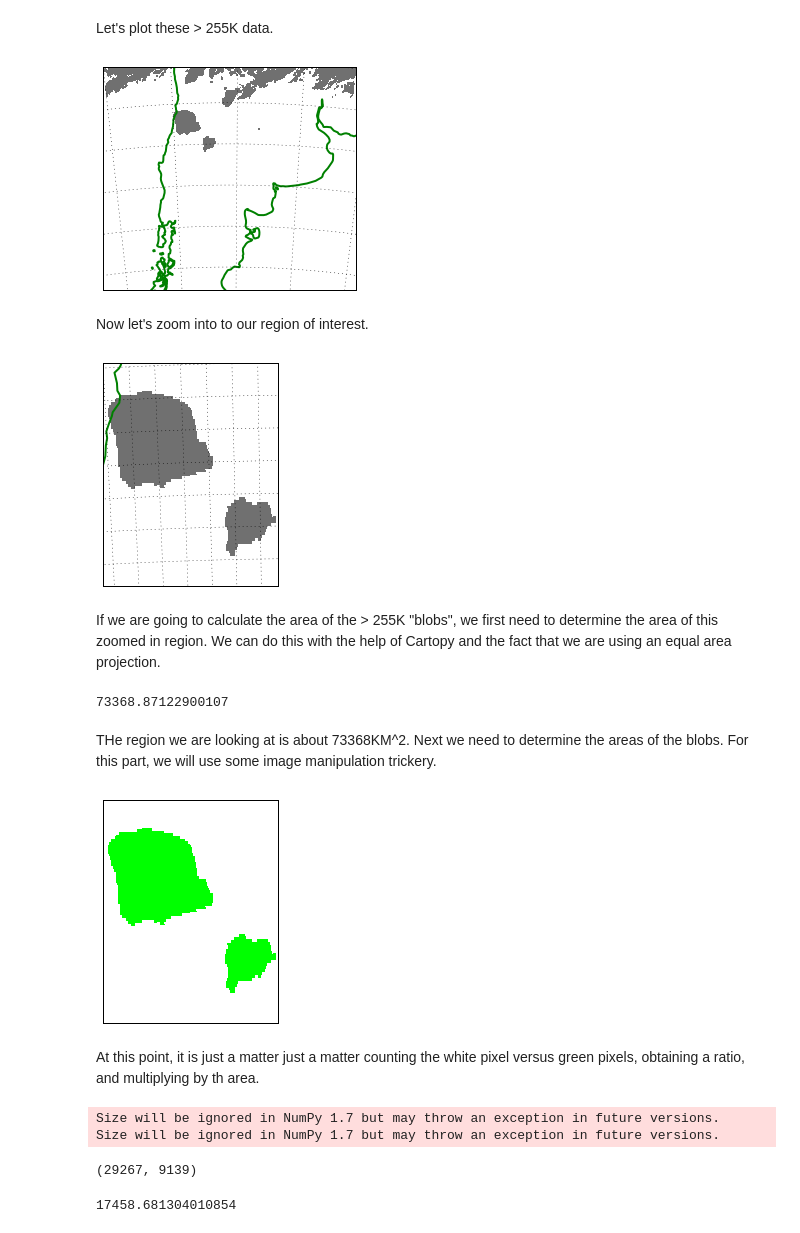
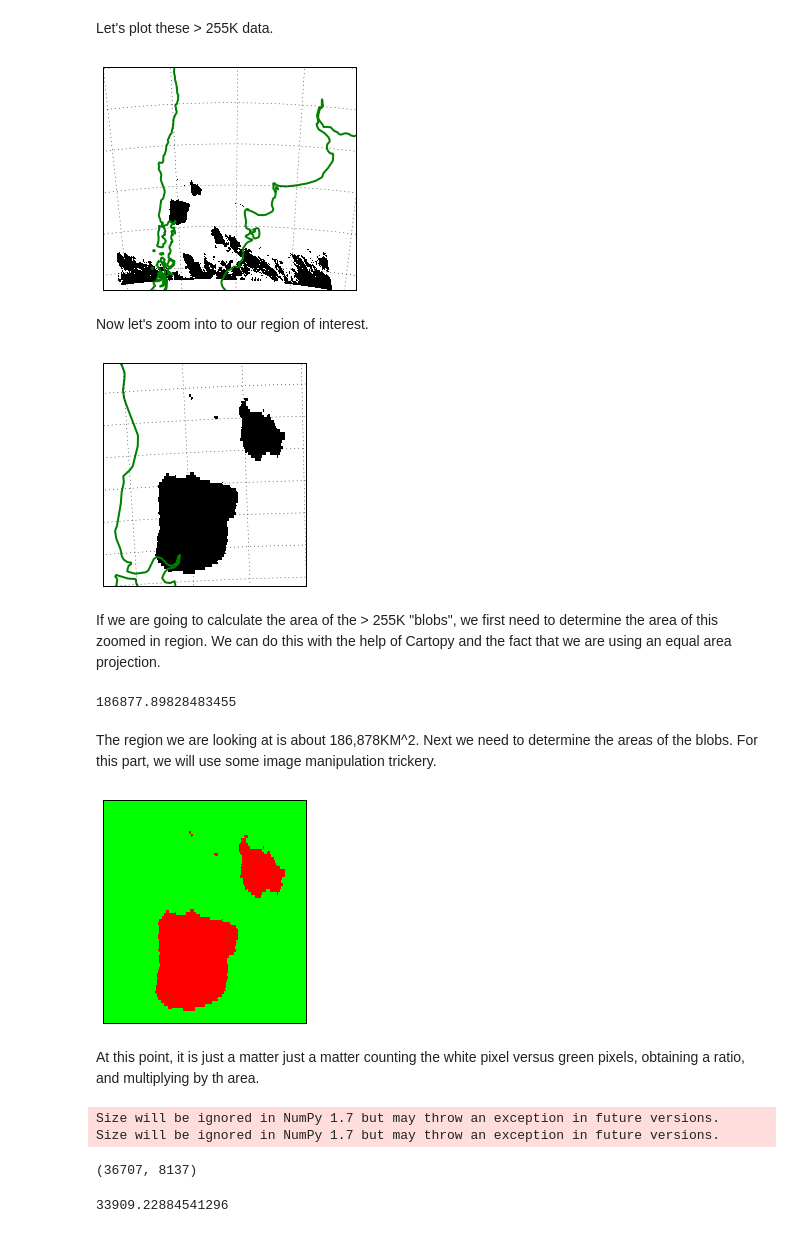
Before and after one commit to julienchastang/volcano, a Jupyter notebook: volcano.ipynb, the cells around one changed output. Cells and saved outputs as stored; diff of their text form; code cells hidden in the pictures.

```diff
--- a/volcano.ipynb
+++ b/volcano.ipynb
@@ -106,19 +114,19 @@ import numpy.ma as ma
 # this.
 mask255 = ma.masked_where(temperature > 255,temperature).mask
 ones = ma.ones(temperature.shape).data
-t255 = ma.masked_values(ones,mask255)
+t255 = ma.masked_values(ones,mask255).fill_value
 # %% [markdown]
 Let's plot these > 255K data.
 # %%
 ax = plt.axes(projection=aeprj)
 extents = (left, right, bottom, top)
-ax.contourf(t255, cmap=cm.gray,origin='lower', extent=extents, transform=pcprj)
+ax.pcolormesh(lon, lat, t255, cmap=cm.gray, transform=pcprj)
 ax.coastlines(resolution='50m', color='green', linewidth=2)
 ax.set_extent(extents, ccrs.Geodetic())
 ax.gridlines()
 
 plt.show()
 # %% [output]
-[figure, old version]
+[figure, new version]
 # %% [markdown]
 Now let's zoom into to our region of interest.
@@ -131,14 +133,20 @@ img_extents = (itop, ibottom, ileft, iright)
+# %%
+ileft = -74
+iright = -69
+ibottom = -42
+itop = -38
+img_extents = (ileft, iright, ibottom, itop)
 # %%
 ax = plt.axes(projection=aeprj)
 extents = (left, right, bottom, top)
-ax.contourf(t255, cmap=cm.gray,origin='lower', extent=extents, transform=pcprj)
+ax.pcolormesh(lon, lat, t255, cmap=cm.gray, transform=pcprj)
 ax.coastlines(resolution='50m', color='green', linewidth=2)
 ax.set_extent(img_extents, ccrs.Geodetic())
 ax.gridlines()
 
 plt.show()
 # %% [output]
-[figure, old version]
+[figure, new version]
 # %% [markdown]
 If we are going to calculate the area of the > 255K "blobs", we first need to determine the area of this zoomed in region. We can do this with the help of  Cartopy and the fact that we are using an equal area projection.
 # %%
@@ -148,21 +156,20 @@ x1, y1 = aeprj.transform_point(iright,itop, pcprj)
 area = ((y1-y0) * (x1-x0))/1000000
 area
 # %% [output]
-73368.87122900107
+186877.89828483455
 # %% [markdown]
-THe region we are looking at is about 73368KM^2. Next we need to determine the areas of the blobs. For this part, we will use some image manipulation trickery.
+The region we are looking at is about 186,878KM^2. Next we need to determine the areas of the blobs. For this part, we will use some image manipulation trickery.
 # %%
 # Easy to work with color map. This will make more sense below when we are
-# counting colored pixels.
-cmap = mpl.colors.ListedColormap([[0., 1., 0]])
-
+# couting colored pixels.
+cmap = mpl.colors.ListedColormap([[1., 0., 0],[0., 1., 0]])
 ax = plt.axes(projection=aeprj)
-ax.contourf(t255, cmap=cmap,origin='lower', extent=extents, transform=pcprj)
+ax.pcolormesh(lon, lat, t255, cmap=cmap, transform=pcprj)
 ax.set_extent(img_extents, ccrs.Geodetic())
-plt.savefig("volcano.png",bbox_inches='tight', pad_inches=0)
+plt.savefig("volcano.png", bbox_inches='tight', pad_inches=0)
 plt.show()
 # %% [output]
-[figure, old version]
+[figure, new version]
 # %% [markdown]
 At this point, it is just a matter just a matter counting the white pixel versus green pixels, obtaining a ratio, and multiplying by th area.
 # %%
@@ -172,18 +179,18 @@ import numpy as np
 img = mpimg.imread('volcano.png')[:, :, :3]
 img.shape
 img2 = img.reshape(img.shape[0]*img.shape[1], 3)
-white = len([i for i in img2
-             if np.array_equal(i, np.array([1.,  1., 1.], dtype='f32'))])
 green = len([i for i in img2
              if np.array_equal(i, np.array([0.,  1., 0.], dtype='f32'))])
-white, green
+red = len([i for i in img2
+           if np.array_equal(i, np.array([1.,  0., 0.], dtype='f32'))])
+green, red
 # %% [output]
 Size will be ignored in NumPy 1.7 but may throw an exception in future versions.
 Size will be ignored in NumPy 1.7 but may throw an exception in future versions.
-(29267, 9139)
+(36707, 8137)
 # %%
-blob = green/(green + white) * area
+blob = red/(red + green) * area
 blob
 # %% [output]
-17458.681304010854
+33909.22884541296
 # %% [markdown]
```
Also changed, not shown: parts of 5 cells of this notebook, 6 other files.
